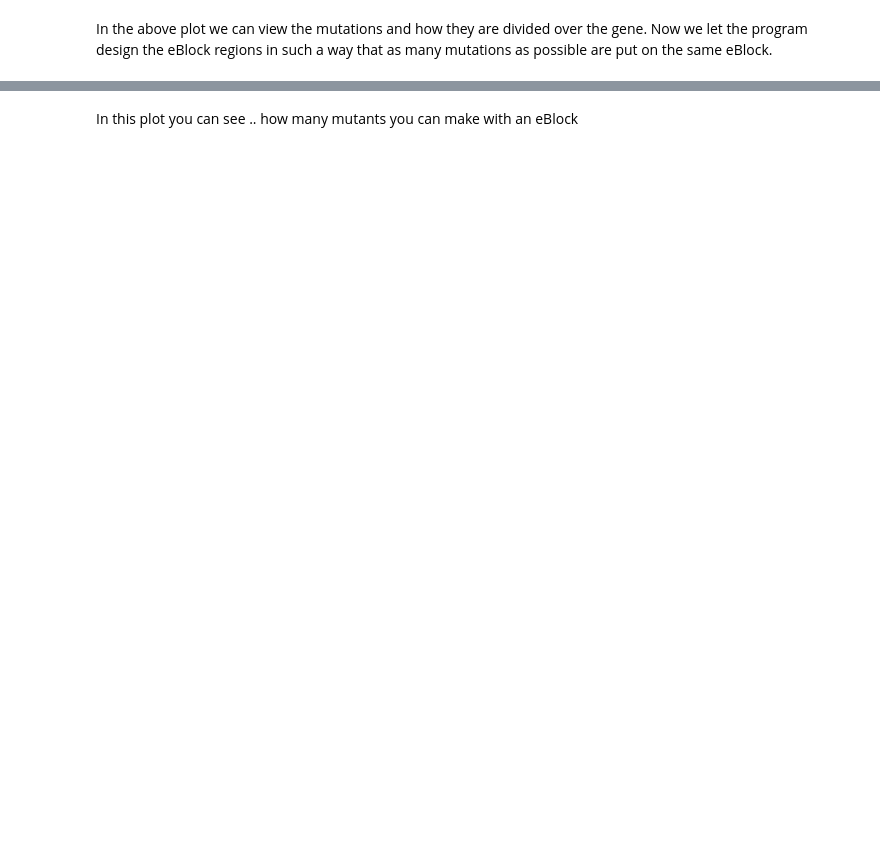
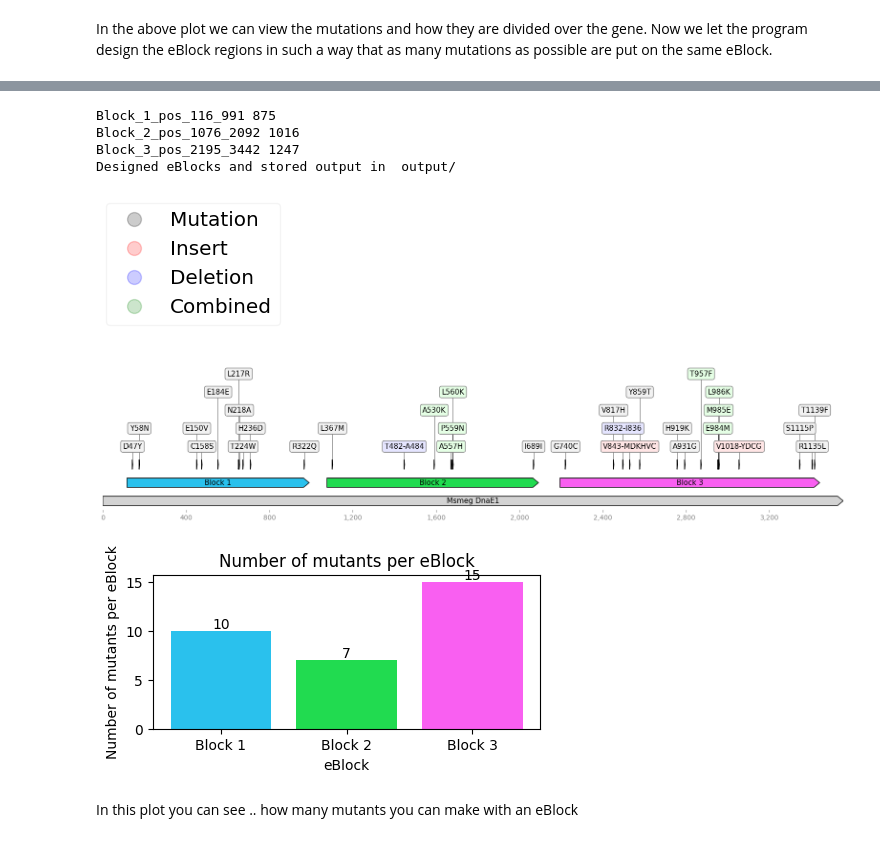
Before and after one commit to CDDLeiden/PyVADesign, a Jupyter notebook: tutorial/tutorial.ipynb, the cells around one changed output, grey strips where cells are left out. Cells and saved outputs as stored; diff of their text form; code cells hidden in the pictures; blank space fills up the shorter version.

```diff
--- a/tutorial/tutorial.ipynb
+++ b/tutorial/tutorial.ipynb
@@ -280,0 +296,16 @@ SystemExit:
+# %%
+# Now lets do the same but optimize the amount of eBlocks instead of the cost
+
+optimize = 'amount'
+
+eBlocks_instance = DesignEblocks(
+                        sequence_fp=msmeg_dnae1,
+                        gene_name=gene_name,
+                        mutations_fp=mutationsfile,
+                        optimize=optimize, # Optimize for the cost of the eBlocks (default) 'cost', or for the number of eBlocks 'amount'
+                        output_fp=output_location,
+                        species=codon_usage,
+                        codon_usage_fp=codon_usage_fp)
+
+eBlocks_instance.run()
+# %% [output]
@@ -281,3 +329,10 @@ SystemExit:
+Block_1_pos_116_991 875
+Block_2_pos_1076_2092 1016
+Block_3_pos_2195_3442 1247
+Designed eBlocks and stored output in  output/
+[figure, added]
+[figure, added]
+[figure, added]
 # %% [markdown]
 In this plot you can see .. how many mutants you can make with an eBlock
 # %%
```
Also changed, not shown: parts of 10 cells of this notebook, 20 other files.
